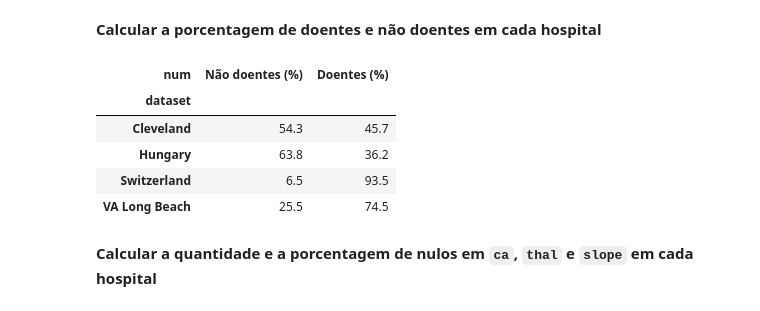
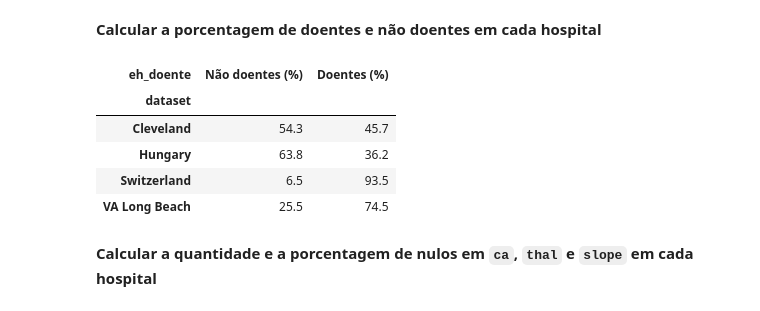
Before and after one commit to dudamarqs/heart-disease-prediction, a Jupyter notebook: 01_eda.ipynb, the cells around one changed output. Saved outputs shown, nothing was run; the diff lists cells and outputs as text; code cells hidden in the pictures.

```diff
--- a/01_eda.ipynb
+++ b/01_eda.ipynb
@@ -130,20 +130,20 @@ Percentual de doentes: 55.3%
 # %%
 # calcular o percentual de pacientes doentes e não doentes em cada hospital
 
 por_hospital = pd.crosstab( # crosstab já ignora linhas com valores ausentes nas coluna utilizadas
     df["dataset"],
-    df["num"] > 0,
+    df["eh_doente"],
     normalize="index" # calcula os percentuais dentro de cada hospital
 ) * 100
 
 por_hospital = por_hospital.rename(columns={ # renomeia as colunas "False" e "True"
     False: "Não doentes (%)",
     True: "Doentes (%)"
 })
 
 display(por_hospital.round(1))
 # %% [output]
-| num | Não doentes (%) | Doentes (%) |
+| eh_doente | Não doentes (%) | Doentes (%) |
 | dataset |  |  |
 | Cleveland | 54.3 | 45.7 |
 | Hungary | 63.8 | 36.2 |
```
Also changed, not shown: parts of 15 cells of this notebook.
